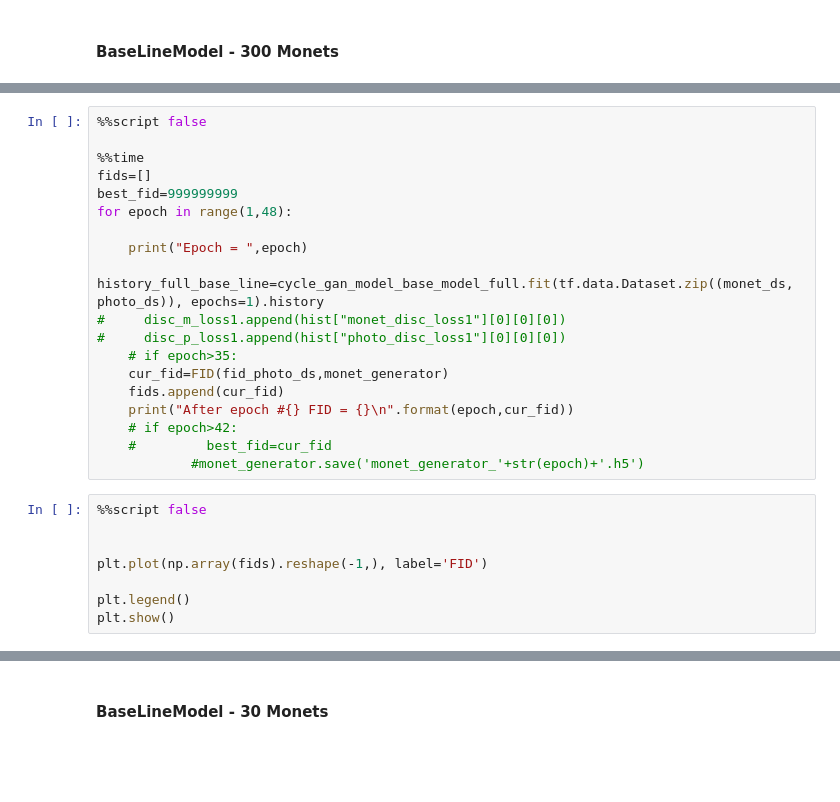
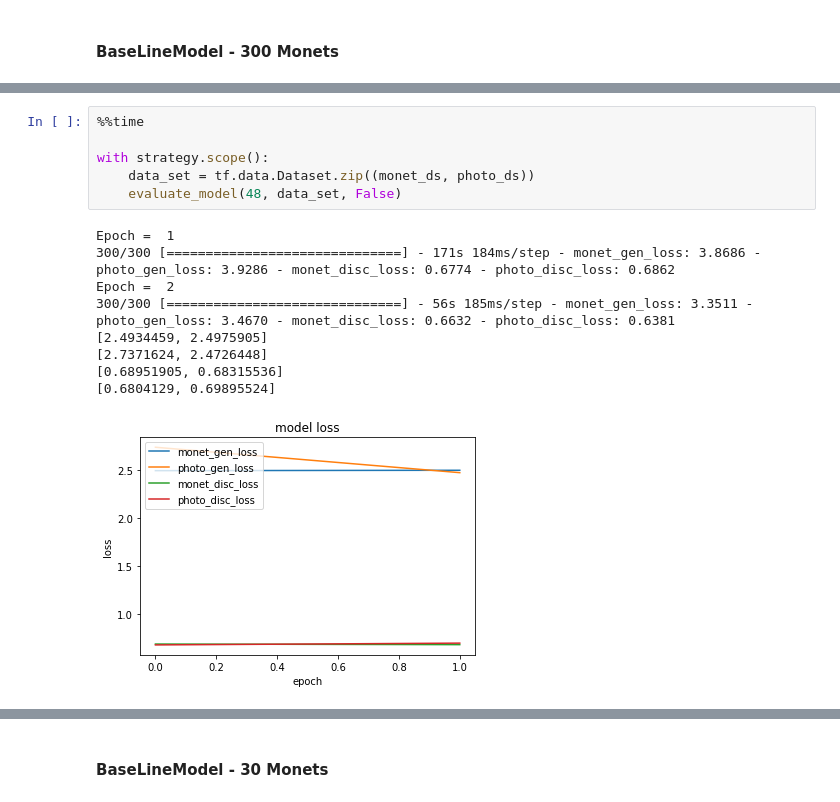
Before and after one commit to Arye182/Deep_Learning_Monet_Competition_Kaggle, a Jupyter notebook: training.ipynb, the cells around one changed output, grey strips where cells are left out. Saved outputs shown, nothing was run; the diff lists cells and outputs as text; blank space fills up the shorter version.

```diff
--- a/training.ipynb
+++ b/training.ipynb
@@ -539,27 +566,16 @@ with strategy.scope():
-# %%
-%%script false
-
-%%time
-fids=[]
-best_fid=999999999
-for epoch in range(1,48):
-
-    print("Epoch = ",epoch)
-    history_full_base_line=cycle_gan_model_base_model_full.fit(tf.data.Dataset.zip((monet_ds, photo_ds)), epochs=1).history
-#     disc_m_loss1.append(hist["monet_disc_loss1"][0][0][0])
-#     disc_p_loss1.append(hist["photo_disc_loss1"][0][0][0])
-    # if epoch>35:
-    cur_fid=FID(fid_photo_ds,monet_generator)
-    fids.append(cur_fid)
-    print("After epoch #{} FID = {}\n".format(epoch,cur_fid))
-    # if epoch>42:
-    #         best_fid=cur_fid
-            #monet_generator.save('monet_generator_'+str(epoch)+'.h5')
-# %%
-%%script false
-
-
-plt.plot(np.array(fids).reshape(-1,), label='FID')
-
-plt.legend()
-plt.show()
+# %%
+%%time
+
+with strategy.scope():
+    data_set = tf.data.Dataset.zip((monet_ds, photo_ds))
+    evaluate_model(48, data_set, False)
+# %% [output]
+Epoch =  1
+300/300 [==============================] - 171s 184ms/step - monet_gen_loss: 3.8686 - photo_gen_loss: 3.9286 - monet_disc_loss: 0.6774 - photo_disc_loss: 0.6862
+Epoch =  2
+300/300 [==============================] - 56s 185ms/step - monet_gen_loss: 3.3511 - photo_gen_loss: 3.4670 - monet_disc_loss: 0.6632 - photo_disc_loss: 0.6381
+[2.4934459, 2.4975905]
+[2.7371624, 2.4726448]
+[0.68951905, 0.68315536]
+[0.6804129, 0.69895524]
+[figure, added]
```
Also changed, not shown: parts of 19 cells of this notebook.
